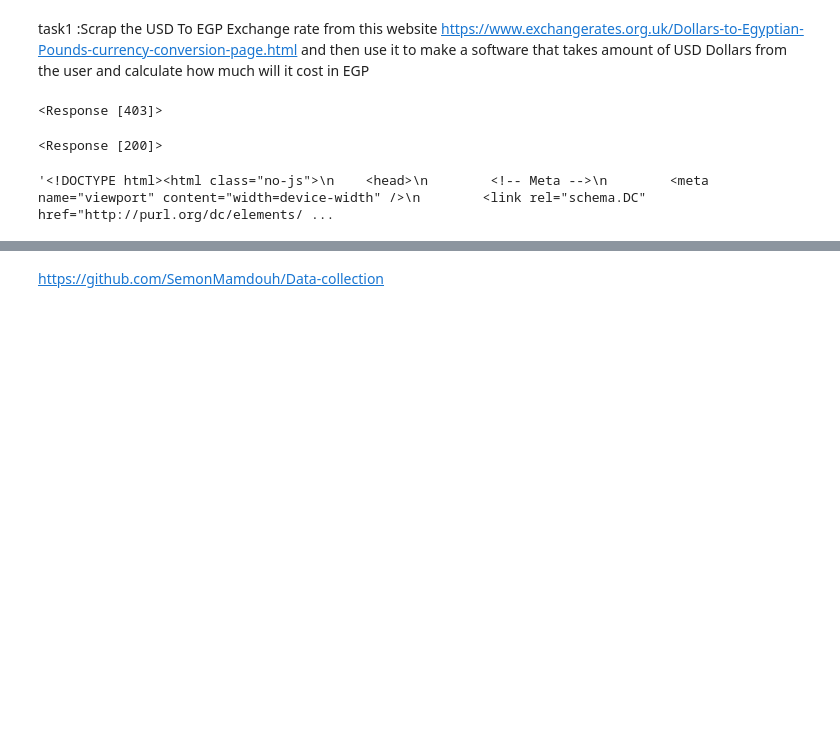
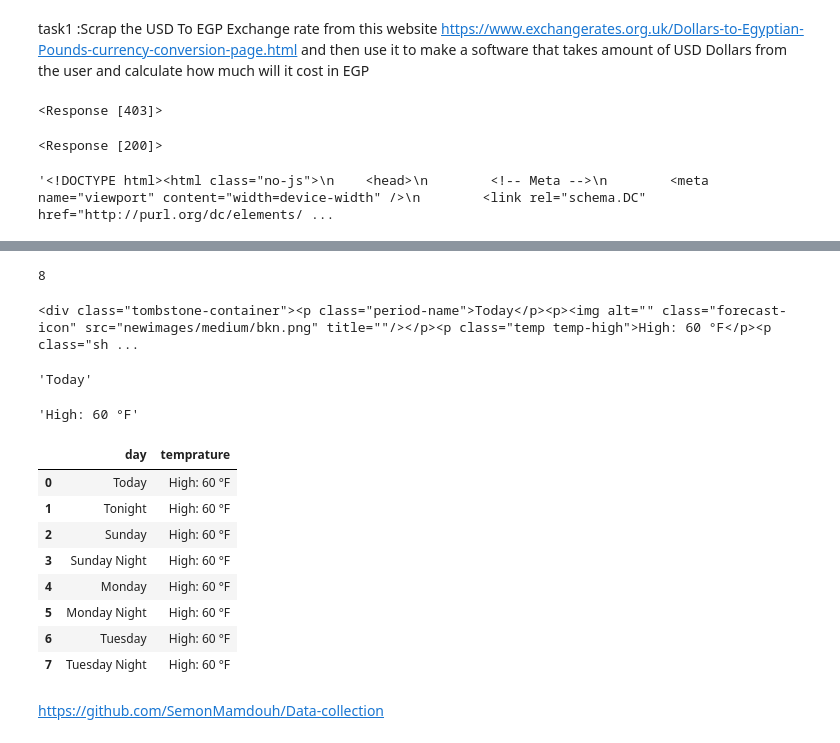
Before and after one commit to SemonMamdouh/Data-collection, a Jupyter notebook: data_collection_assignment.ipynb, the cells around one changed output, grey strips where cells are left out. Saved outputs shown, nothing was run; the diff lists cells and outputs as text; code cells hidden in the pictures; blank space fills up the shorter version.

```diff
--- a/data_collection_assignment.ipynb
+++ b/data_collection_assignment.ipynb
@@ -100,0 +101,18 @@ temp_christmas = soup.find('p' , class_= 'temp temp-high').text
+# %%
+len(all_items)
+# %% [output]
+8
+# %%
+all_items[0]
+# %% [output]
+<div class="tombstone-container"><p class="period-name">Today</p><p><img alt="" class="forecast-icon" src="newimages/medium/bkn.png" title=""/></p><p class="temp temp-high">High: 60 °F</p><p class="sh ...
+# %%
+day = all_items[0].find('p' ,attrs={'class' :'period-name'}).text
+day
+# %% [output]
+'Today'
+# %%
+temprature =all_items[0].find('p' ,attrs={'class' :['temp temp-low','temp temp-high']}).text
+temprature
+# %% [output]
+'High: 60 °F'
@@ -101,2 +126,15 @@ temp_christmas = soup.find('p' , class_= 'temp temp-high').text
+# %%
+import pandas as pd
+pd.read_csv('weather.csv')
+# %% [output]
+|  | day | temprature |
+| 0 | Today | High: 60 °F |
+| 1 | Tonight | High: 60 °F |
+| 2 | Sunday | High: 60 °F |
+| 3 | Sunday Night | High: 60 °F |
+| 4 | Monday | High: 60 °F |
+| 5 | Monday Night | High: 60 °F |
+| 6 | Tuesday | High: 60 °F |
+| 7 | Tuesday Night | High: 60 °F |
 # %% [markdown]
 https://github.com/SemonMamdouh/Data-collection
```
Also changed, not shown: parts of 5 cells of this notebook.
